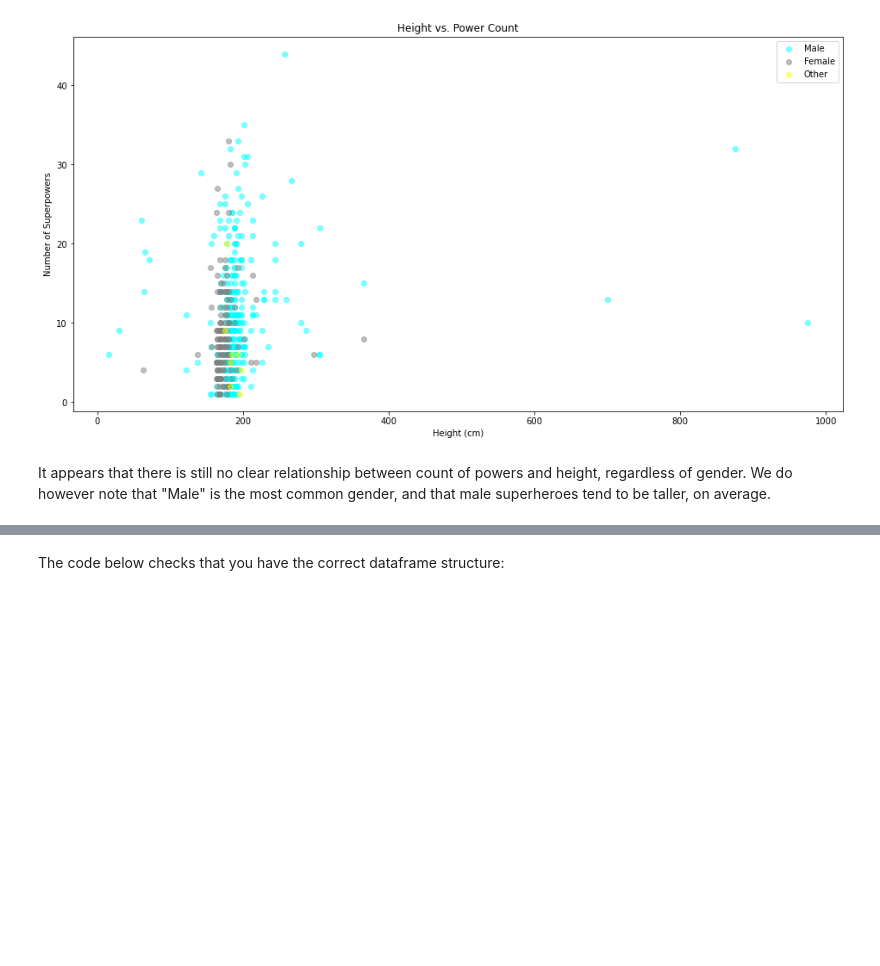
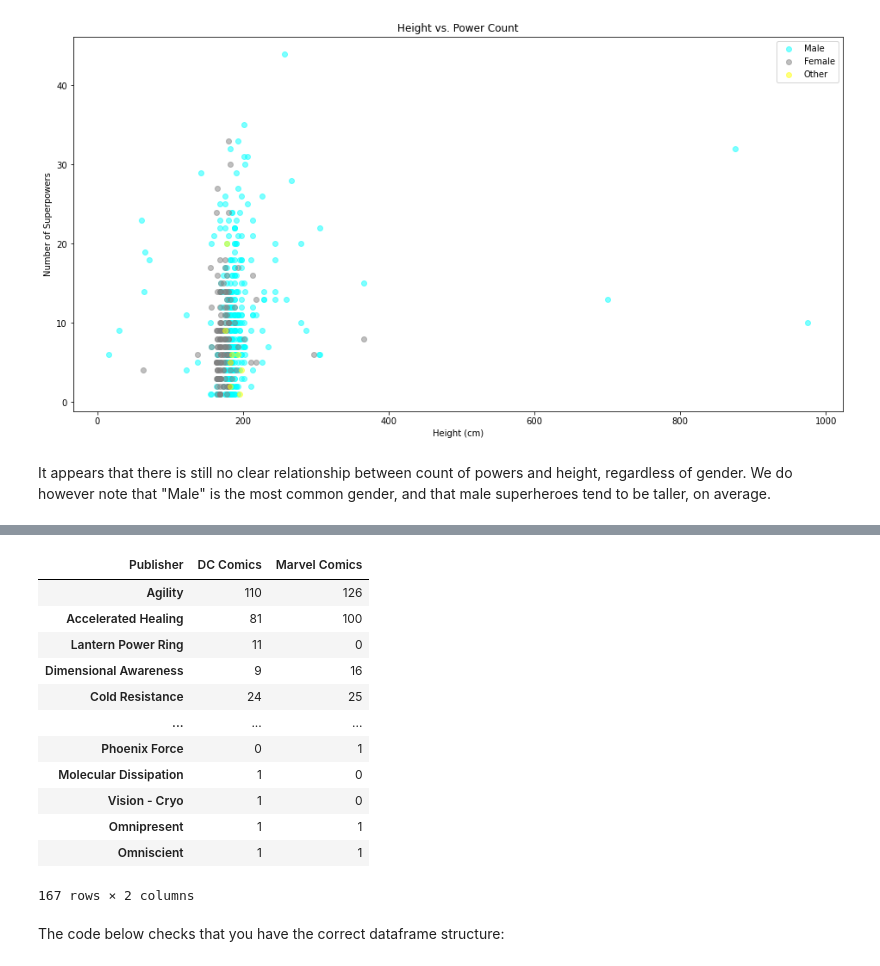
Before and after one commit to EngCS254/dsc-pandas-data-cleaning-lab, a Jupyter notebook: index.ipynb, the cells around one changed output, grey strips where cells are left out. Cells and saved outputs as stored; diff of their text form; code cells hidden in the pictures; blank space fills up the shorter version.

```diff
--- a/index.ipynb
+++ b/index.ipynb
@@ -711,4 +726,20 @@ Name: Publisher, Length: 647, dtype: object
 # %%
 #heroes_and_powers_df['Publisher'] = heroes_and_powers_df.groupby('Marvel Comics')
+question_3_df = question_3_df.T
+question_3_df
+# %% [output]
+| Publisher | DC Comics | Marvel Comics |
+| Agility | 110 | 126 |
+| Accelerated Healing | 81 | 100 |
+| Lantern Power Ring | 11 | 0 |
+| Dimensional Awareness | 9 | 16 |
+| Cold Resistance | 24 | 25 |
+| ... | ... | ... |
+| Phoenix Force | 0 | 1 |
+| Molecular Dissipation | 1 | 0 |
+| Vision - Cryo | 1 | 0 |
+| Omnipresent | 1 | 1 |
+| Omniscient | 1 | 1 |
+167 rows × 2 columns
 # %% [markdown]
 The code below checks that you have the correct dataframe structure:
```
Also changed, not shown: parts of 14 cells of this notebook.
